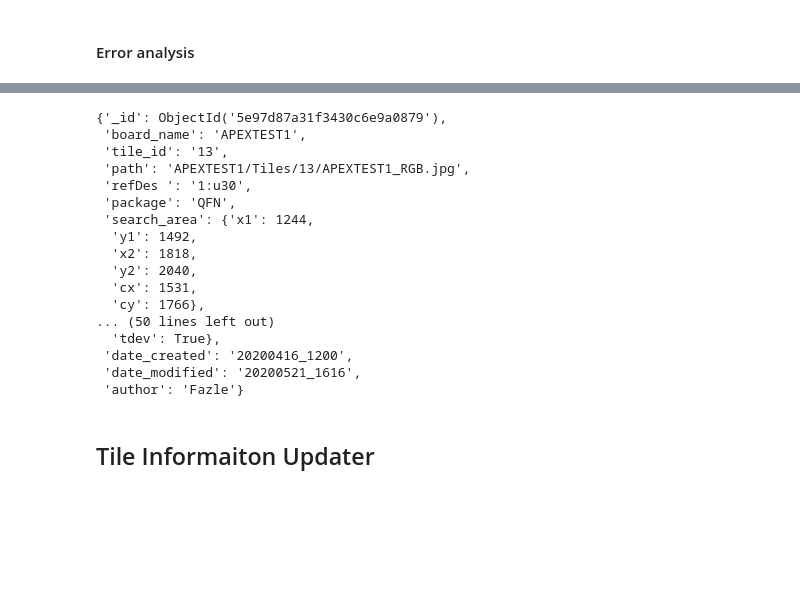
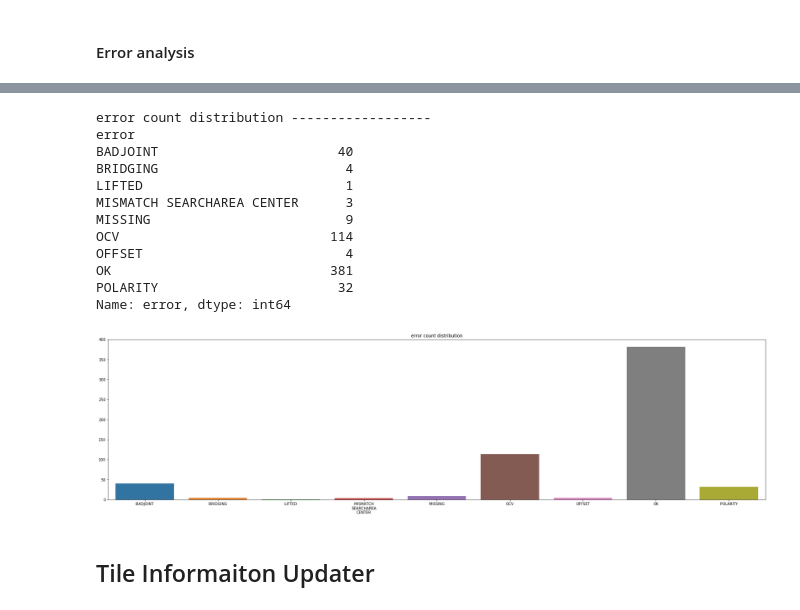
Before and after one commit to HMFazleRabbi/TF_Research_Api, a Jupyter notebook: research/object_detection/scripts/Mongo-DB_LabelUpdater.ipynb, the cells around one changed output, grey strips where cells are left out. Saved outputs shown, nothing was run; the diff lists cells and outputs as text; code cells hidden in the pictures; blank space fills up the shorter version.

```diff
--- a/research/object_detection/scripts/Mongo-DB_LabelUpdater.ipynb
+++ b/research/object_detection/scripts/Mongo-DB_LabelUpdater.ipynb
@@ -422,26 +606,23 @@ UNKNOWN            423
 unknown            491
 Name: package, dtype: int64
 [figure]
-# %%
-myboard_col.find_one({"_id" : ObjectId('5e97d87a31f3430c6e9a0879')})
-# %% [output]
-{'_id': ObjectId('5e97d87a31f3430c6e9a0879'),
- 'board_name': 'APEXTEST1',
- 'tile_id': '13',
- 'path': 'APEXTEST1/Tiles/13/APEXTEST1_RGB.jpg',
- 'refDes ': '1:u30',
- 'package': 'QFN',
- 'search_area': {'x1': 1244,
-  'y1': 1492,
-  'x2': 1818,
-  'y2': 2040,
-  'cx': 1531,
-  'cy': 1766},
-... (50 lines left out)
-  'tdev': True},
- 'date_created': '20200416_1200',
- 'date_modified': '20200521_1616',
- 'author': 'Fazle'}
+# %%
+_df=pd.DataFrame(myboard_col.find({'package':'SOIC'},{'error':True}))
+barplot_distribution(_df, col='error',  title="count distribution", table=True)
+# %% [output]
+error count distribution ------------------
+error
+BADJOINT                       40
+BRIDGING                        4
+LIFTED                          1
+MISMATCH SEARCHAREA CENTER      3
+MISSING                         9
+OCV                           114
+OFFSET                          4
+OK                            381
+POLARITY                       32
+Name: error, dtype: int64
+[figure, added]
 # %% [markdown]
 ## Tile Informaiton Updater
 # %%
```
Also changed, not shown: parts of 19 cells of this notebook, 7 other files.
